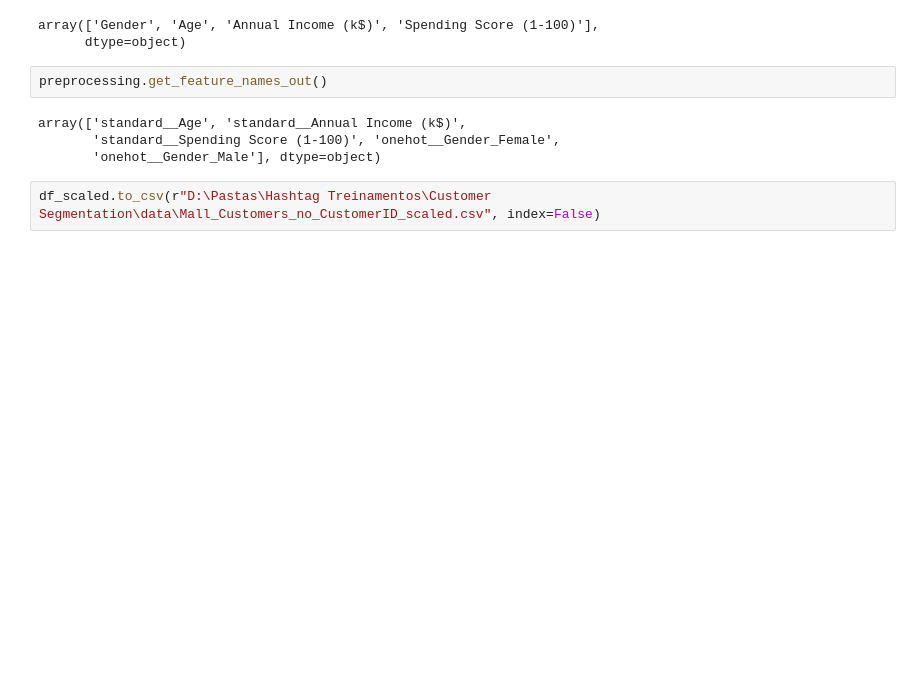
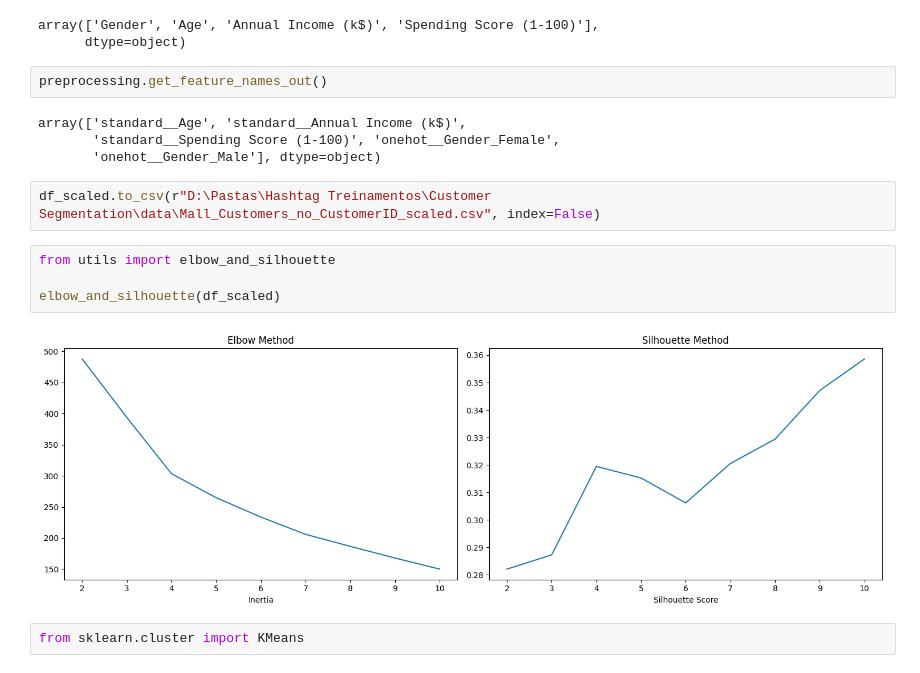
Before and after one commit to danimoreira90/Customer-Segmentation-Project, a Jupyter notebook: notebooks/projeto_supermercado_04_pipeline.ipynb, the cells around one changed output. Saved outputs shown, nothing was run; the diff lists cells and outputs as text; blank space fills up the shorter version.

Commit message:
More visualizations and utility file implemented

```diff
--- a/notebooks/projeto_supermercado_04_pipeline.ipynb
+++ b/notebooks/projeto_supermercado_04_pipeline.ipynb
@@ -58,3 +58,11 @@ array(['standard__Age', 'standard__Annual Income (k$)',
        'onehot__Gender_Male'], dtype=object)
 # %%
 df_scaled.to_csv(r"D:\Pastas\Hashtag Treinamentos\Customer Segmentation\data\Mall_Customers_no_CustomerID_scaled.csv", index=False)
+# %%
+from utils import elbow_and_silhouette
+
+elbow_and_silhouette(df_scaled)
+# %% [output]
+[figure, added]
+# %%
+from sklearn.cluster import KMeans
```
Also changed, not shown: parts of 8 cells of this notebook, 2 other files.
